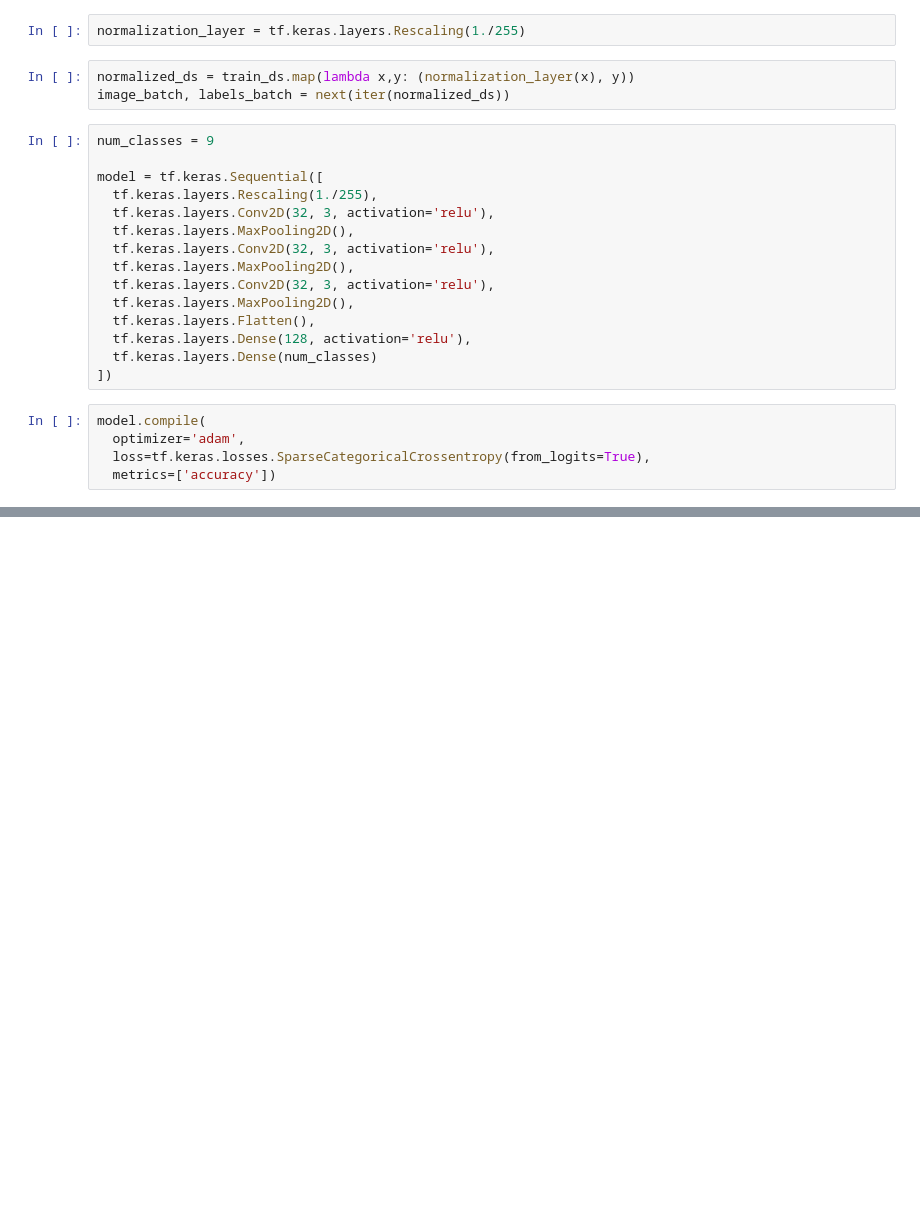
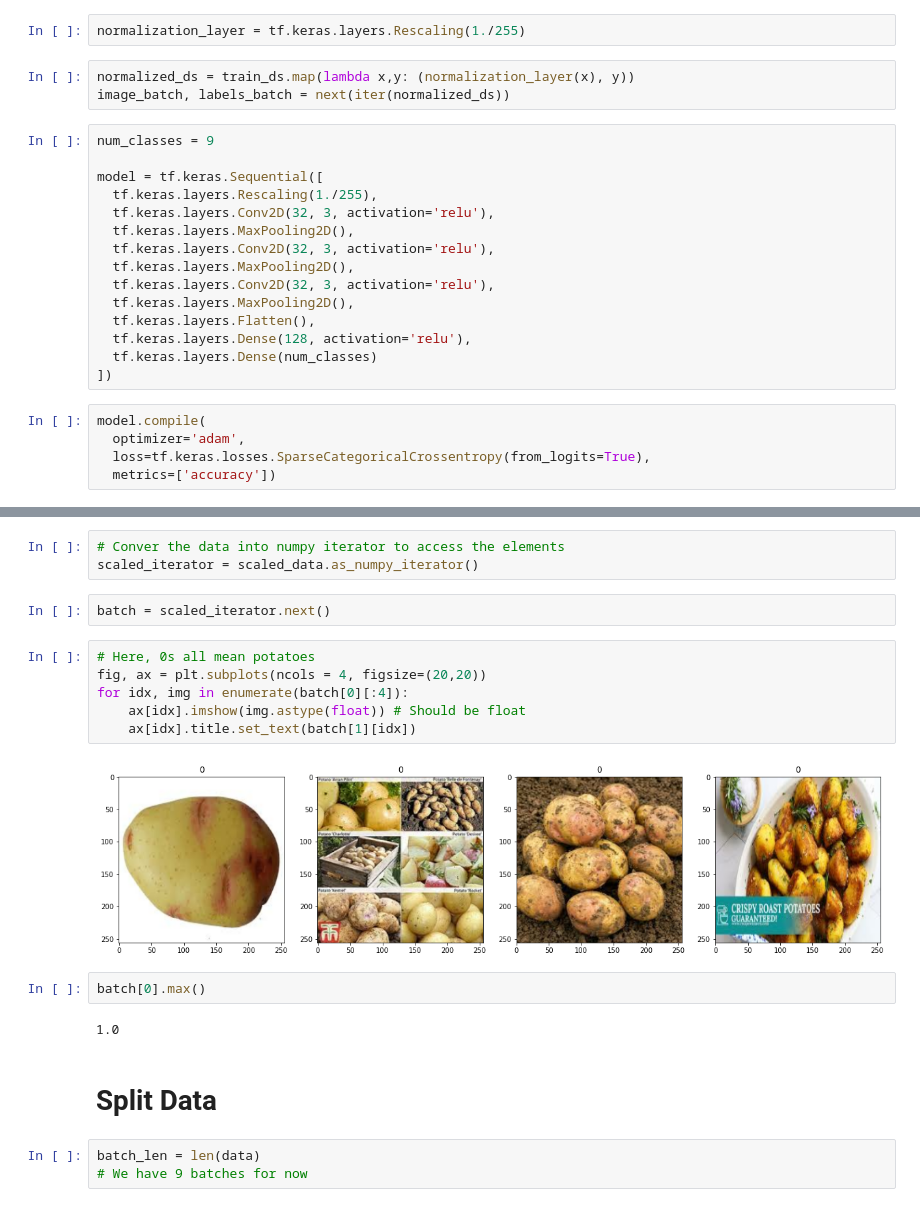
Before and after one commit to Abemelech/plant-classification, a Jupyter notebook: classifier.ipynb, the cells around one changed output, grey strips where cells are left out. Saved outputs shown, nothing was run; the diff lists cells and outputs as text; blank space fills up the shorter version.

```diff
--- a/classifier.ipynb
+++ b/classifier.ipynb
@@ -94,0 +159,22 @@ Epoch 6/6
+# %%
+# Conver the data into numpy iterator to access the elements
+scaled_iterator = scaled_data.as_numpy_iterator()
+# %%
+batch = scaled_iterator.next()
+# %%
+# Here, 0s all mean potatoes
+fig, ax = plt.subplots(ncols = 4, figsize=(20,20))
+for idx, img in enumerate(batch[0][:4]):
+    ax[idx].imshow(img.astype(float)) # Should be float
+    ax[idx].title.set_text(batch[1][idx])
+# %% [output]
+[figure, added]
+# %%
+batch[0].max()
+# %% [output]
+1.0
+# %% [markdown]
+# Split Data
+# %%
+batch_len = len(data)
+# We have 9 batches for now
```
Also changed, not shown: parts of 27 cells of this notebook, 2 other files.
